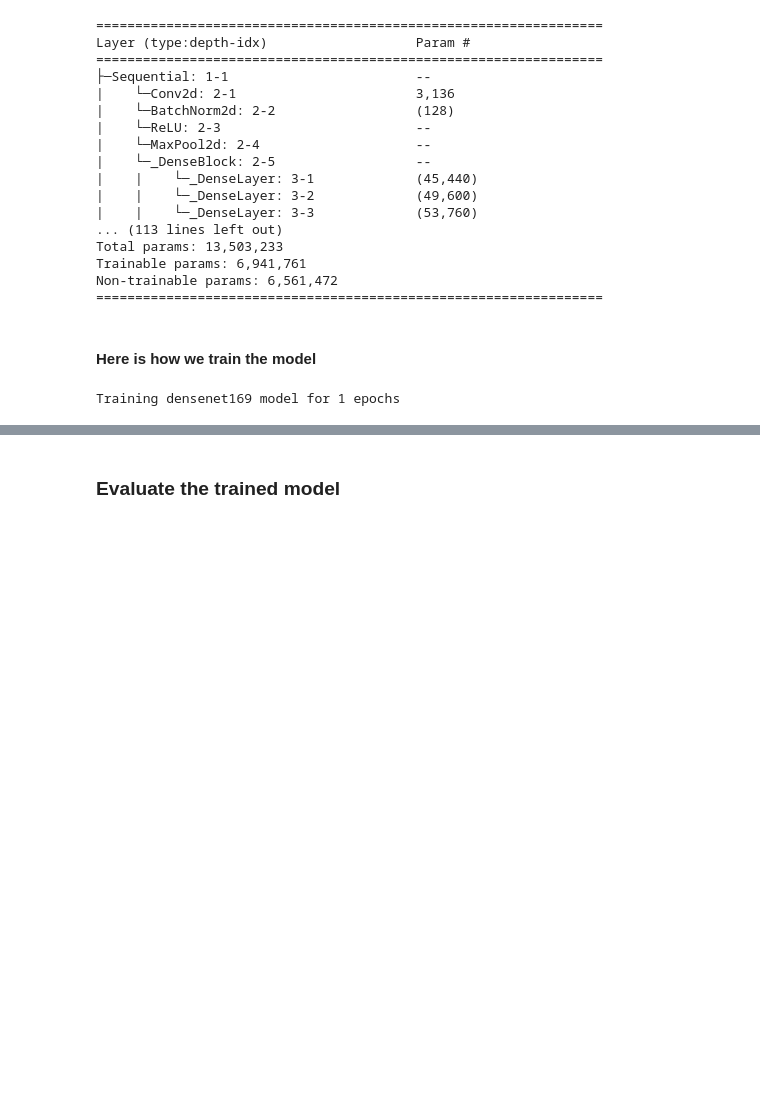
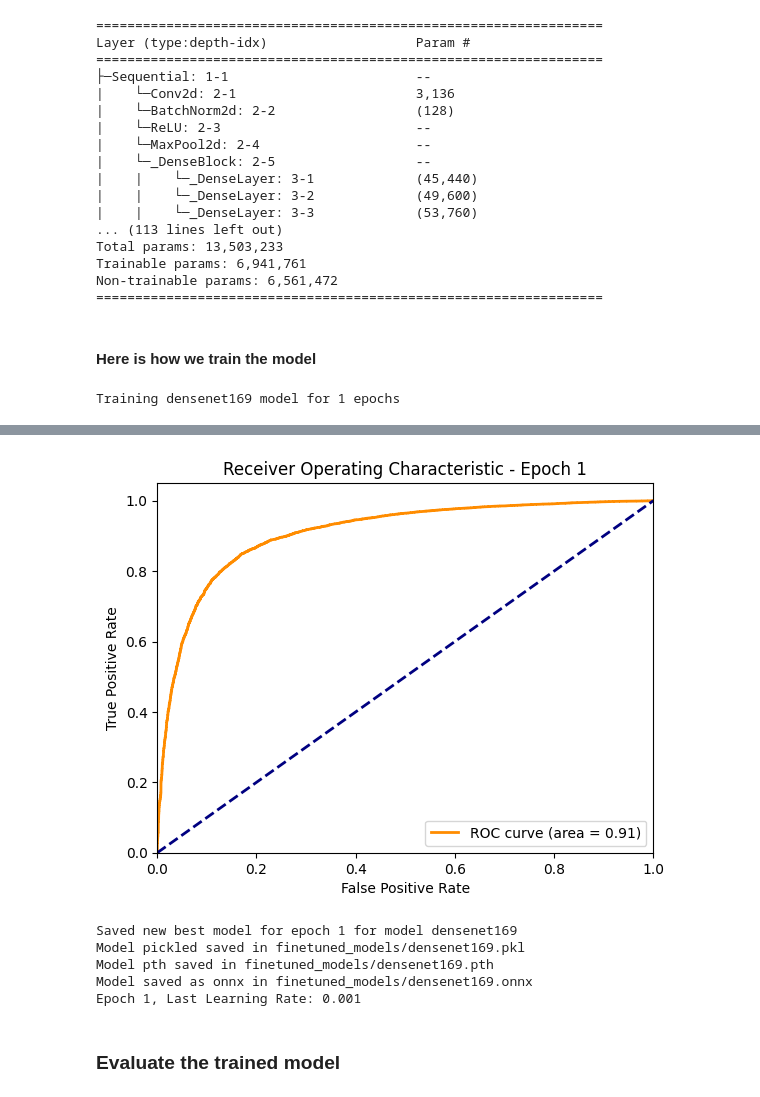
Before and after one commit to BarGinger/ExplainableAIRadiology, a Jupyter notebook: ex_1_final_notebook.ipynb, the cells around one changed output, grey strips where cells are left out. Saved outputs shown, nothing was run; the diff lists cells and outputs as text; code cells hidden in the pictures; blank space fills up the shorter version.

```diff
--- a/ex_1_final_notebook.ipynb
+++ b/ex_1_final_notebook.ipynb
@@ -472,7 +472,7 @@ def transform_dataset(df, zip_path='chexpert.zip', batch_size=16, shuffle=True,
     dataset = CheXpertDataset(dataframe=df, class_names=class_names, zip_path=zip_path, transform=transformer)
 
     # Create DataLoader for the training dataset
-    loader = DataLoader(dataset, batch_size=batch_size, shuffle=shuffle, num_workers=4, pin_memory=True)  # Add num_workers and pin_memory
+    loader = DataLoader(dataset, batch_size=batch_size, shuffle=shuffle, num_workers=2, pin_memory=True)  # Add num_workers and pin_memory
 
     # Verify data loading by fetching a batch of images and labels from the training DataLoader
     images, labels = next(iter(loader))
@@ -510,7 +510,7 @@ import torch.amp as amp  # Import the new amp module
 from sklearn.metrics import roc_curve, auc
 import matplotlib.pyplot as plt
 
-def train_model(model, train_loader: DataLoader, test_loader: DataLoader, criterion, optimizer, scheduler, num_epochs=5, model_name='model', device='cuda', patience=5):
+def train_model(model, train_loader: DataLoader, test_loader: DataLoader, criterion, optimizer, scheduler, num_epochs=5, model_name='model', device='cuda', patience=5, num_workers=2):
     """
     Train a PyTorch model with the given parameters.
 
@@ -525,6 +525,7 @@ def train_model(model, train_loader: DataLoader, test_loader: DataLoader, criter
     - model_name: model name to save the trained model.
     - device: Device to train the model on ('cpu' or 'cuda').
     - patience: Number of epochs to wait for improvement before stopping early.
+    - num_workers: Number of worker processes for data loading.
 
     Returns:
     - train_losses: List of training losses for each epoch.
@@ -562,7 +563,7 @@ def train_model(model, train_loader: DataLoader, test_loader: DataLoader, criter
                 inputs, labels = inputs.to(device), labels.to(device)
 
                 optimizer.zero_grad()
-                with amp.autocast(device_type=device.type):  # Use autocast for mixed precision training
+                with amp.autocast(device_type="cuda"):  # Use autocast for mixed precision training
                     with autocast():  # Use autocast for mixed precision training
                         outputs = model(inputs)
                     loss = criterion(outputs, labels)
@@ -1269,7 +1270,7 @@ criterion = nn.BCEWithLogitsLoss(pos_weight=class_weights[1])
 optimizer_densenet = optim.Adam(model.parameters(), lr=0.001, weight_decay=1e-5)
 
 # Define a learning rate scheduler
-scheduler = ReduceLROnPlateau(optimizer_densenet, mode='min', factor=0.1, patience=5, verbose=False)
+scheduler = ReduceLROnPlateau(optimizer_densenet, mode='min', factor=0.1, patience=5)
 
 # Define the number of epochs
 num_epochs = 1
@@ -1293,12 +1294,16 @@ train_losses, train_accuracies, test_losses, test_accuracies, test_aucs = train_
     scheduler=scheduler,
     num_epochs=num_epochs,
     device=device,
-    model_name=model_name
+    model_name=model_name,
+    num_workers=2
 )
 
 # Adjust the learning rate based on the validation loss
 for epoch in range(num_epochs):
-    # Training and evaluation code here...
-    scheduler.step(test_losses[-1])  # Adjust the learning rate based on the latest validation loss
+    # ... (training and evaluation code) ...
+    # scheduler.step(test_losses[-1])  # Remove verbose=False
+    # Get and print the last learning rate
+    last_lr = scheduler.get_last_lr()[0]  # Access the learning rate
+    print(f"Epoch {epoch + 1}, Last Learning Rate: {last_lr}")
 # %% [output]
 Training densenet169 model for 1 epochs
@@ -1306,3 +1311,9 @@ ValueError: Expected `device_type` of type `str`, got: `<class 'torch.device'>`
+[figure, added]
+Saved new best model for epoch 1 for model densenet169
+Model pickled saved in finetuned_models/densenet169.pkl
+Model pth saved in finetuned_models/densenet169.pth
+Model saved as onnx in finetuned_models/densenet169.onnx
+Epoch 1, Last Learning Rate: 0.001
 # %%
 pickle_path = f"finetuned_models/{model_name}.pkl"
 print(f"Model pickled saved in {pickle_path}")
```
Also changed, not shown: parts of 2 cells of this notebook.
